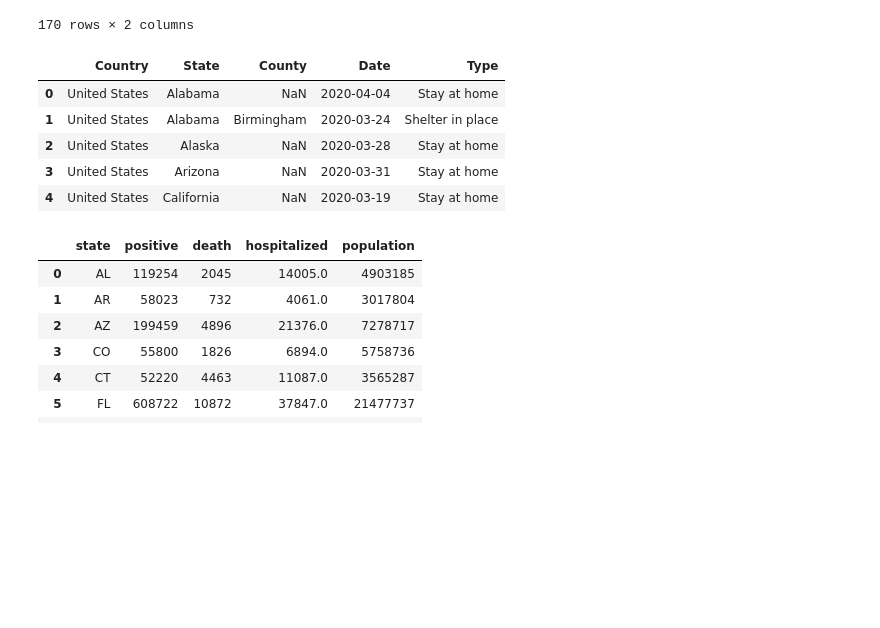
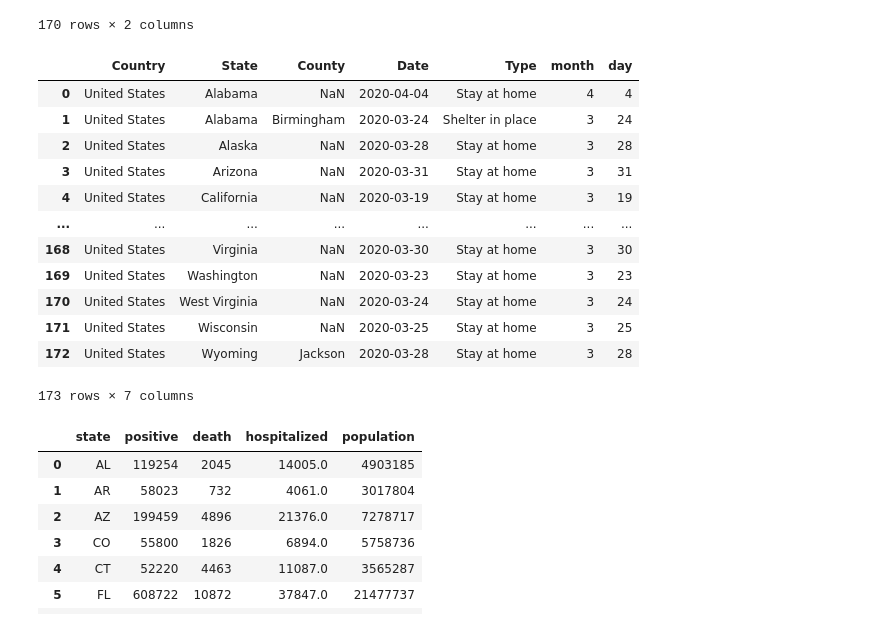
Before and after one commit to jamisonunruh24/Project-1, a Jupyter notebook: Project_Working_Data.ipynb, the cells around one changed output. Drawn from its saved outputs; the diff is of its cells as text; code cells hidden in the pictures; blank space fills up the shorter version.

```diff
--- a/Project_Working_Data.ipynb
+++ b/Project_Working_Data.ipynb
@@ -113,14 +134,25 @@ ks_data.sort_values("deaths")
 # %%
 state_lockdown_file[pd.isnull(state_lockdown_file['County'])]
 state_lockdown_file[pd.isnull(state_lockdown_file['Type'])]
-state_lockdown_file.head()
+
+state_lockdown_file['month'] = pd.DatetimeIndex(state_lockdown_file['Date']).month
+state_lockdown_file['day'] = pd.DatetimeIndex(state_lockdown_file['Date']).day
+
+state_lockdown_file
 # %% [output]
-|  | Country | State | County | Date | Type |
-| 0 | United States | Alabama | NaN | 2020-04-04 | Stay at home |
-| 1 | United States | Alabama | Birmingham | 2020-03-24 | Shelter in place |
-| 2 | United States | Alaska | NaN | 2020-03-28 | Stay at home |
-| 3 | United States | Arizona | NaN | 2020-03-31 | Stay at home |
-| 4 | United States | California | NaN | 2020-03-19 | Stay at home |
+|  | Country | State | County | Date | Type | month | day |
+| 0 | United States | Alabama | NaN | 2020-04-04 | Stay at home | 4 | 4 |
+| 1 | United States | Alabama | Birmingham | 2020-03-24 | Shelter in place | 3 | 24 |
+| 2 | United States | Alaska | NaN | 2020-03-28 | Stay at home | 3 | 28 |
+| 3 | United States | Arizona | NaN | 2020-03-31 | Stay at home | 3 | 31 |
+| 4 | United States | California | NaN | 2020-03-19 | Stay at home | 3 | 19 |
+| ... | ... | ... | ... | ... | ... | ... | ... |
+| 168 | United States | Virginia | NaN | 2020-03-30 | Stay at home | 3 | 30 |
+| 169 | United States | Washington | NaN | 2020-03-23 | Stay at home | 3 | 23 |
+| 170 | United States | West Virginia | NaN | 2020-03-24 | Stay at home | 3 | 24 |
+| 171 | United States | Wisconsin | NaN | 2020-03-25 | Stay at home | 3 | 25 |
+| 172 | United States | Wyoming | Jackson | 2020-03-28 | Stay at home | 3 | 28 |
+173 rows × 7 columns
 # %%
 state_current_narrow = state_current_data[["state","positive","death","hospitalized"]]
 state_current_drop = state_current_narrow.dropna()
```
Also changed, not shown: parts of 3 cells of this notebook.
